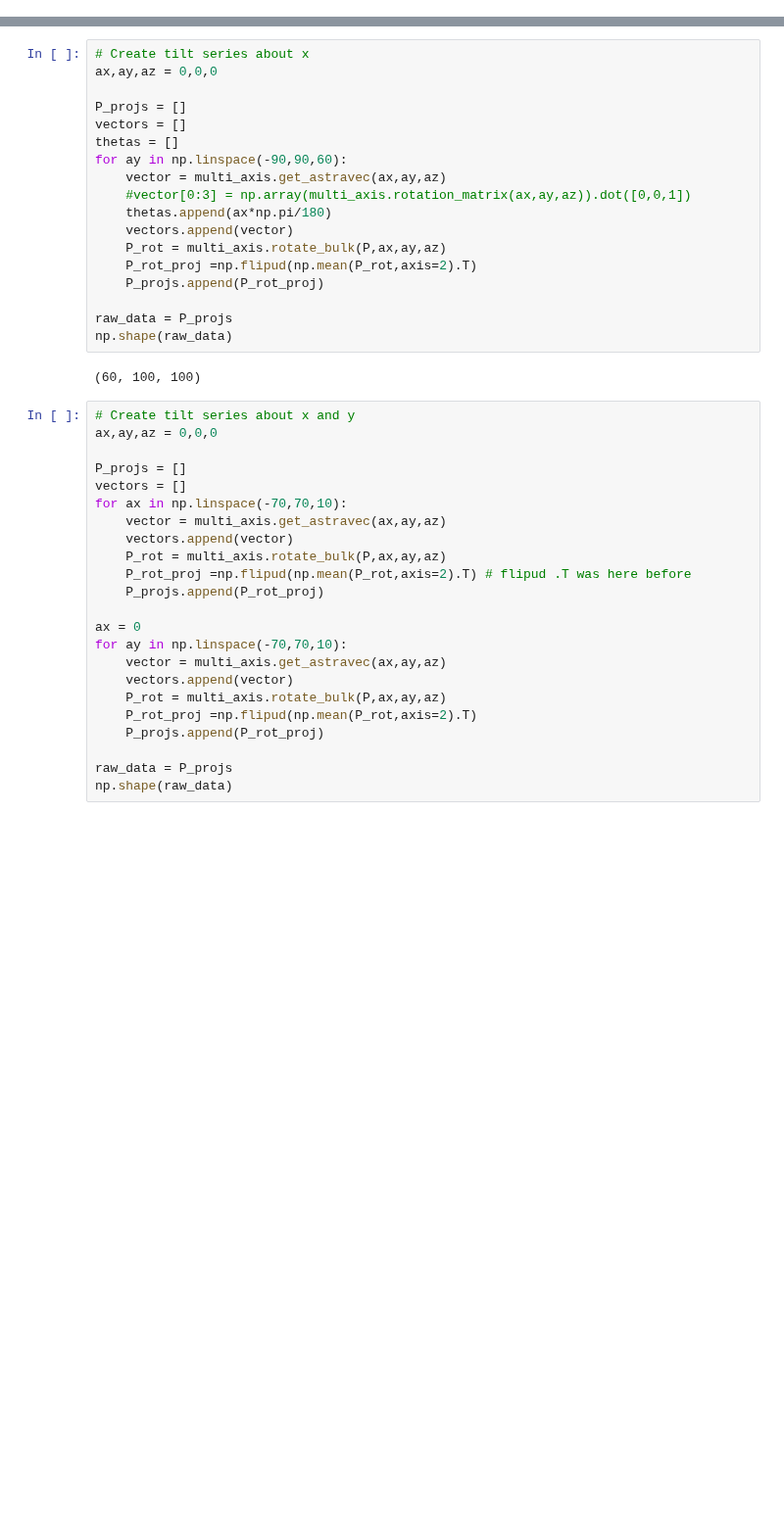
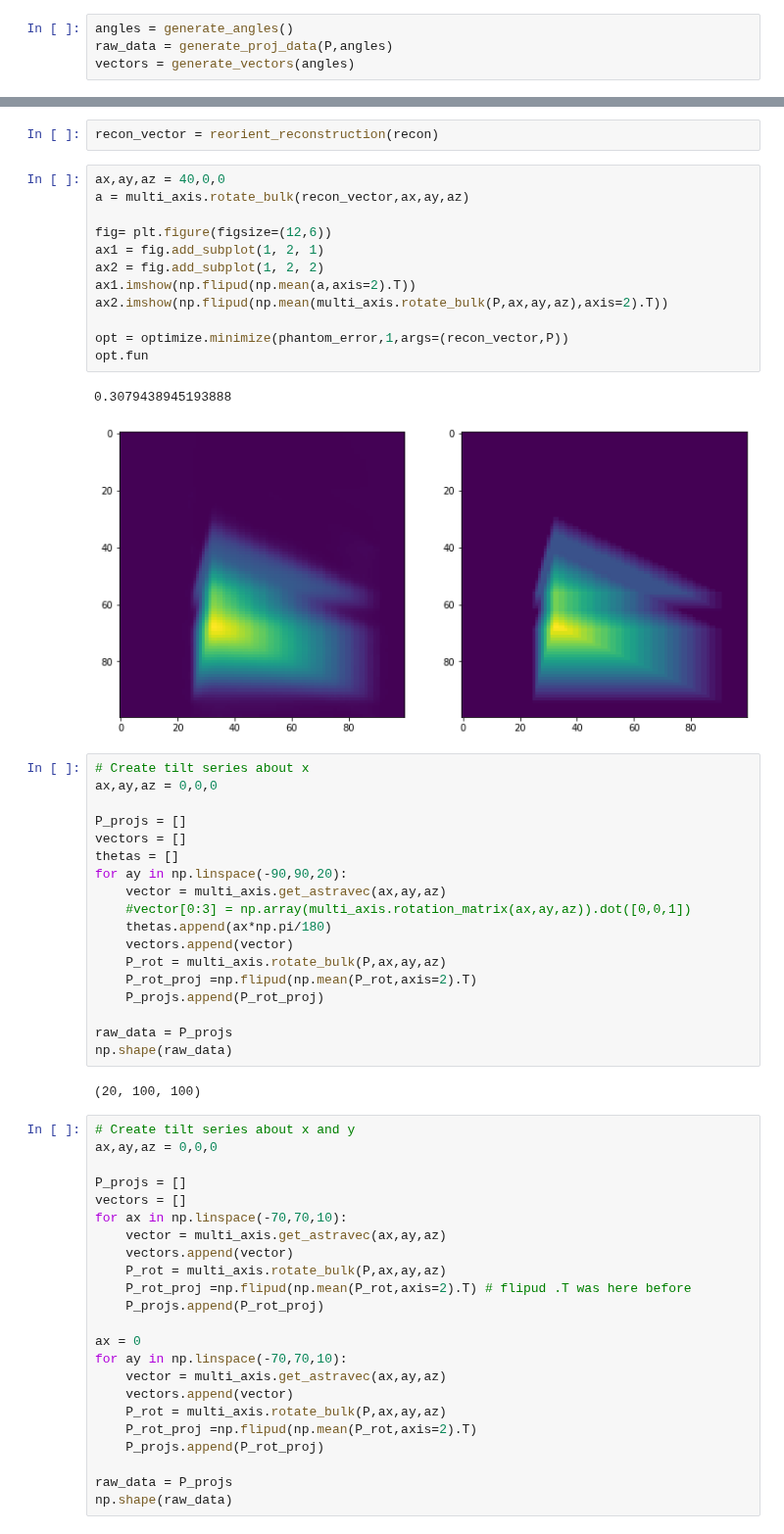
Before and after one commit to grlewis333/phd-work, a Jupyter notebook: multi-axis-tomo/scalar-rot-proj.ipynb, the cells around one changed output, grey strips where cells are left out. Shown at 98% size. Cells and saved outputs as stored; diff of their text form; blank space fills up the shorter version.

Commit message:
CS arbitrary angles and everything in functions

```diff
--- a/multi-axis-tomo/scalar-rot-proj.ipynb
+++ b/multi-axis-tomo/scalar-rot-proj.ipynb
@@ -22,0 +141,4 @@ multi_axis.plot_2d(X,Y,Z,Pr)
+# %%
+angles = generate_angles()
+raw_data = generate_proj_data(P,angles)
+vectors = generate_vectors(angles)
@@ -23,3 +151,20 @@ multi_axis.plot_2d(X,Y,Z,Pr)
+# %%
+recon_vector = reorient_reconstruction(recon)
+# %%
+ax,ay,az = 40,0,0
+a = multi_axis.rotate_bulk(recon_vector,ax,ay,az)
+
+fig= plt.figure(figsize=(12,6))
+ax1 = fig.add_subplot(1, 2, 1)
+ax2 = fig.add_subplot(1, 2, 2)
+ax1.imshow(np.flipud(np.mean(a,axis=2).T))
+ax2.imshow(np.flipud(np.mean(multi_axis.rotate_bulk(P,ax,ay,az),axis=2).T))
+
+opt = optimize.minimize(phantom_error,1,args=(recon_vector,P))
+opt.fun
+# %% [output]
+0.3079438945193888
+[figure, added]
 # %%
 # Create tilt series about x
 ax,ay,az = 0,0,0
@@ -27,7 +172,7 @@ ax,ay,az = 0,0,0
 P_projs = []
 vectors = []
 thetas = []
-for ay in np.linspace(-90,90,60):
+for ay in np.linspace(-90,90,20):
     vector = multi_axis.get_astravec(ax,ay,az)
     #vector[0:3] = np.array(multi_axis.rotation_matrix(ax,ay,az)).dot([0,0,1])
     thetas.append(ax*np.pi/180)
@@ -39,7 +184,7 @@ for ay in np.linspace(-90,90,60):
 raw_data = P_projs
 np.shape(raw_data)
 # %% [output]
-(60, 100, 100)
+(20, 100, 100)
 # %%
 # Create tilt series about x and y
 ax,ay,az = 0,0,0
```
Also changed, not shown: parts of 14 cells of this notebook, 2 other files.
